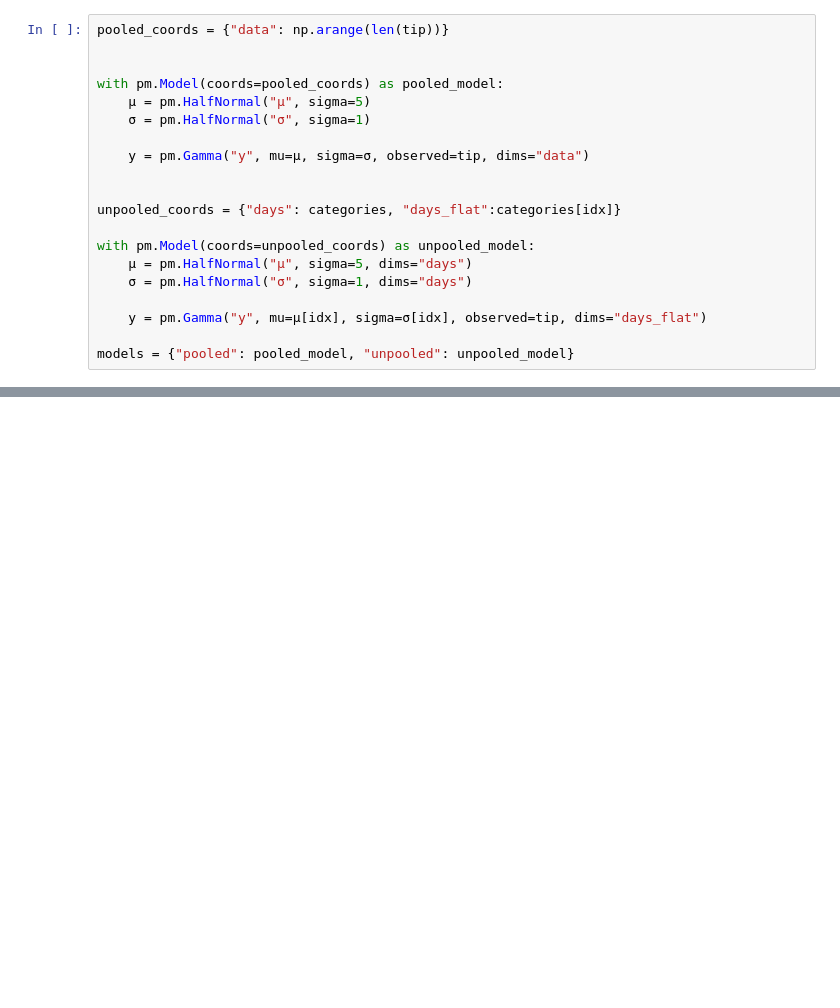
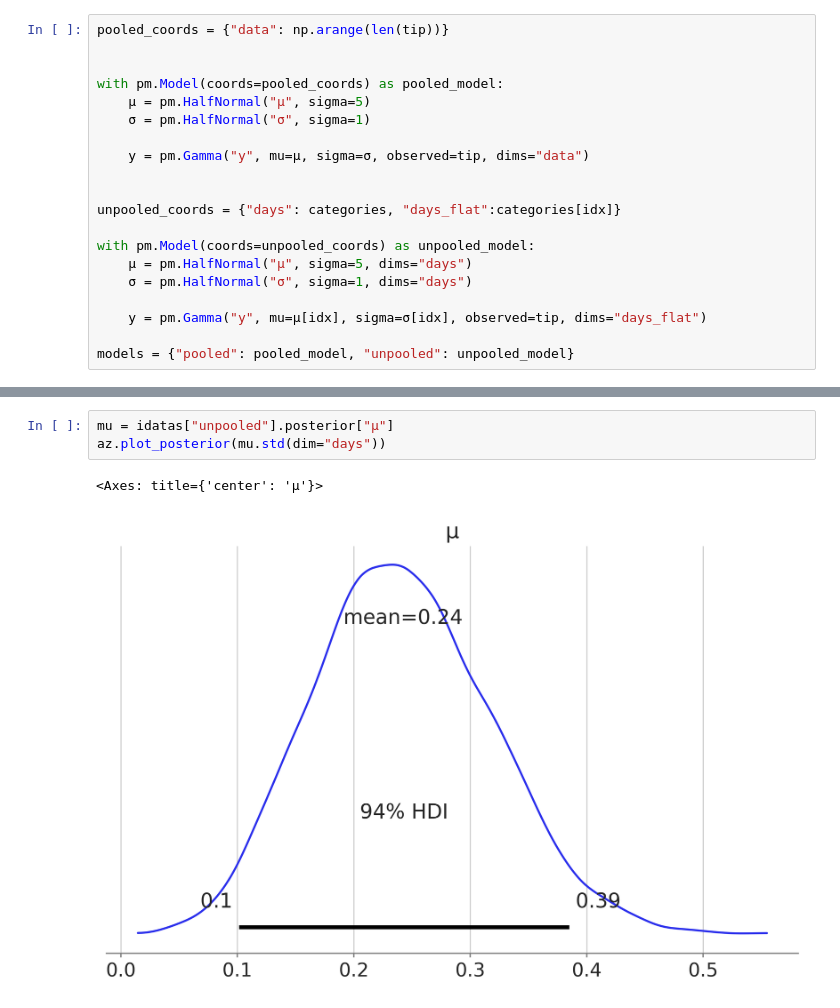
Before and after one commit to opherdonchin/StatisticalComputationAndAnalysis, a Jupyter notebook: Notebooks/Lecture07_HierarchicalModels.ipynb, the cells around one changed output, grey strips where cells are left out. Drawn from its saved outputs; the diff is of its cells as text; blank space fills up the shorter version.

```diff
--- a/Notebooks/Lecture07_HierarchicalModels.ipynb
+++ b/Notebooks/Lecture07_HierarchicalModels.ipynb
@@ -94,0 +98,6 @@ plt.show()
+# %%
+mu = idatas["unpooled"].posterior["μ"]
+az.plot_posterior(mu.std(dim="days"))
+# %% [output]
+<Axes: title={'center': 'μ'}>
+[figure, added]
```
Also changed, not shown: parts of 8 cells of this notebook, 1 other file.
